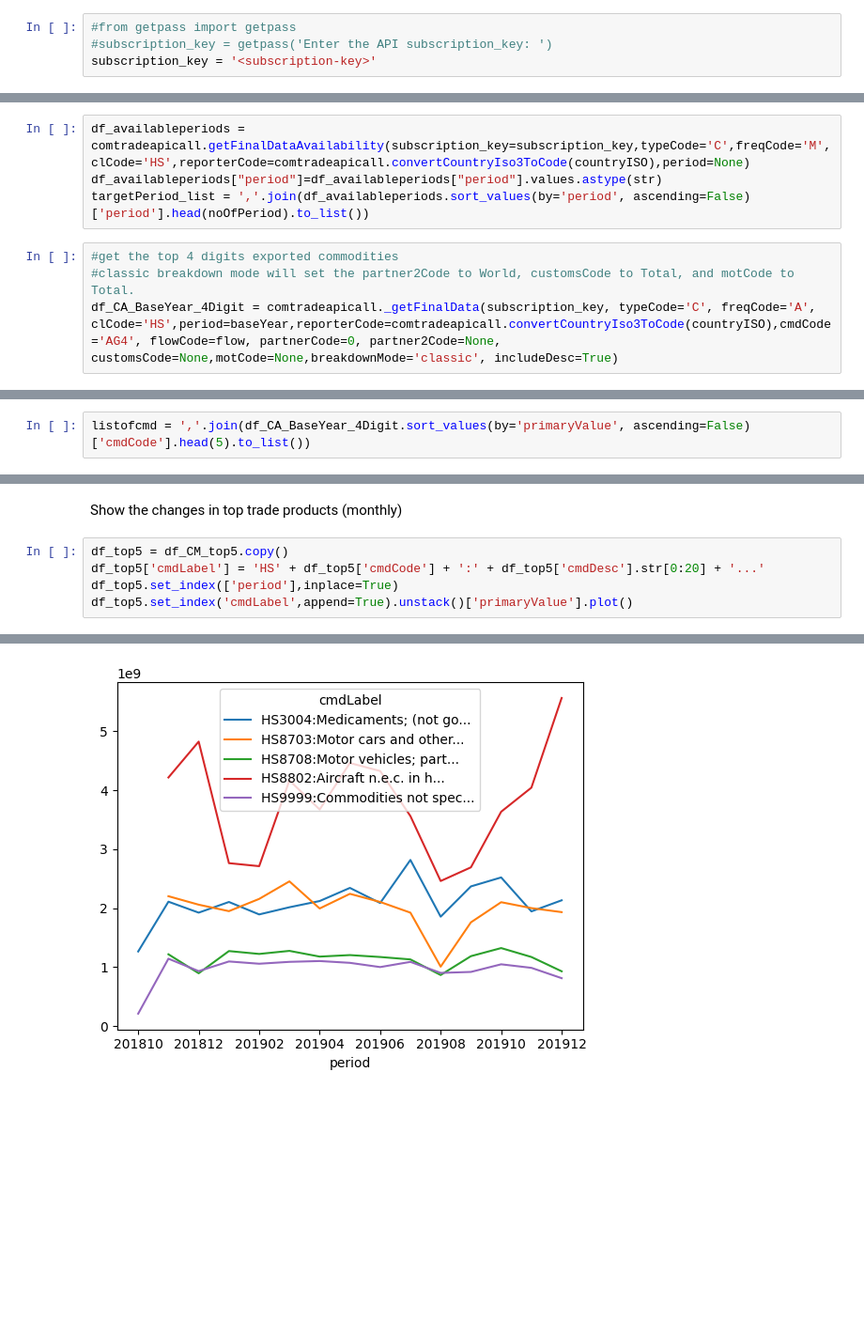
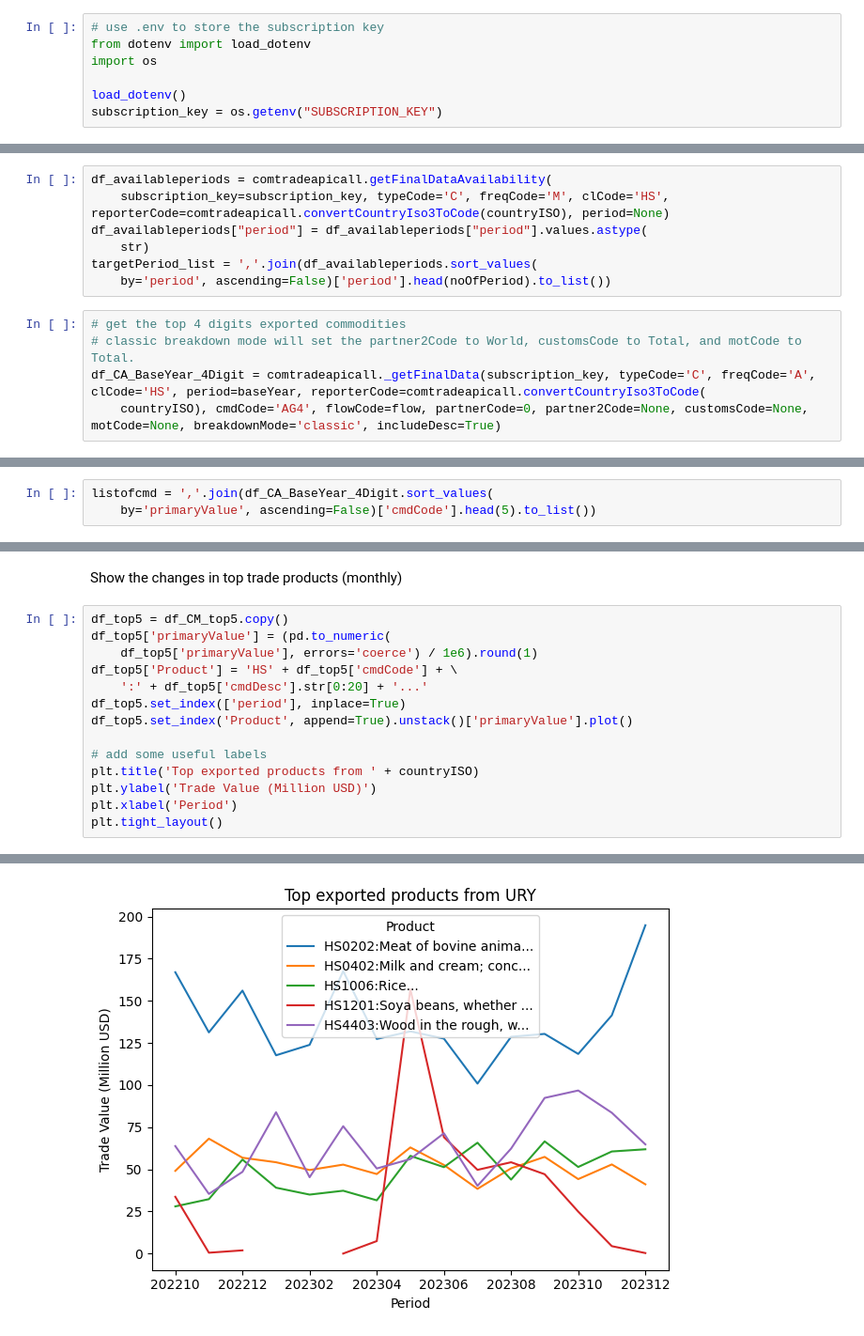
Before and after one commit to uncomtrade/comtradeapicall, a Jupyter notebook: examples/example tracking top traded products.ipynb, the cells around one changed output, grey strips where cells are left out. Shown at 94% size. Cells and saved outputs as stored; diff of their text form; blank space fills up the shorter version.

```diff
--- a/examples/example tracking top traded products.ipynb
+++ b/examples/example tracking top traded products.ipynb
@@ -14,9 +33,12 @@ import matplotlib.pyplot as plt
 import numpy as np
 import comtradeapicall
 # %%
-#from getpass import getpass
-#subscription_key = getpass('Enter the API subscription_key: ')
-subscription_key = '<subscription-key>'
+# use .env to store the subscription key
+from dotenv import load_dotenv
+import os
+
+load_dotenv()
+subscription_key = os.getenv("SUBSCRIPTION_KEY")
 # %% [markdown]
 Input parameters: reporter code in ISO, base year (to obtain the top products), flow and no of months
 # %%
@@ -29,11 +73,15 @@ Get the available months using data availability
 # %%
-df_availableperiods = comtradeapicall.getFinalDataAvailability(subscription_key=subscription_key,typeCode='C',freqCode='M',clCode='HS',reporterCode=comtradeapicall.convertCountryIso3ToCode(countryISO),period=None)
-df_availableperiods["period"]=df_availableperiods["period"].values.astype(str)
-targetPeriod_list = ','.join(df_availableperiods.sort_values(by='period', ascending=False)['period'].head(noOfPeriod).to_list())
+df_availableperiods = comtradeapicall.getFinalDataAvailability(
+    subscription_key=subscription_key, typeCode='C', freqCode='M', clCode='HS', reporterCode=comtradeapicall.convertCountryIso3ToCode(countryISO), period=None)
+df_availableperiods["period"] = df_availableperiods["period"].values.astype(
+    str)
+targetPeriod_list = ','.join(df_availableperiods.sort_values(
+    by='period', ascending=False)['period'].head(noOfPeriod).to_list())
 # %%
-#get the top 4 digits exported commodities
-#classic breakdown mode will set the partner2Code to World, customsCode to Total, and motCode to Total.
-df_CA_BaseYear_4Digit = comtradeapicall._getFinalData(subscription_key, typeCode='C', freqCode='A', clCode='HS',period=baseYear,reporterCode=comtradeapicall.convertCountryIso3ToCode(countryISO),cmdCode='AG4', flowCode=flow, partnerCode=0, partner2Code=None, customsCode=None,motCode=None,breakdownMode='classic', includeDesc=True)
+# get the top 4 digits exported commodities
+# classic breakdown mode will set the partner2Code to World, customsCode to Total, and motCode to Total.
+df_CA_BaseYear_4Digit = comtradeapicall._getFinalData(subscription_key, typeCode='C', freqCode='A', clCode='HS', period=baseYear, reporterCode=comtradeapicall.convertCountryIso3ToCode(
+    countryISO), cmdCode='AG4', flowCode=flow, partnerCode=0, partner2Code=None, customsCode=None, motCode=None, breakdownMode='classic', includeDesc=True)
 # %% [markdown]
 Show the top traded products
 # %%
@@ -48,5 +97,6 @@ df_CA_BaseYear_4Digit.sort_values(by='primaryValue', ascending=False)[['cmdCode'
 # %% [markdown]
 Obtaining the monthly top trade products using monthly
 # %%
-listofcmd = ','.join(df_CA_BaseYear_4Digit.sort_values(by='primaryValue', ascending=False)['cmdCode'].head(5).to_list())
+listofcmd = ','.join(df_CA_BaseYear_4Digit.sort_values(
+    by='primaryValue', ascending=False)['cmdCode'].head(5).to_list())
 # %%
@@ -56,7 +106,16 @@ breakdownMode='classic', includeDesc=True)
 Show the changes in top trade products (monthly)
 # %%
 df_top5 = df_CM_top5.copy()
-df_top5['cmdLabel'] = 'HS' + df_top5['cmdCode'] + ':' + df_top5['cmdDesc'].str[0:20] + '...'
-df_top5.set_index(['period'],inplace=True)
-df_top5.set_index('cmdLabel',append=True).unstack()['primaryValue'].plot()
+df_top5['primaryValue'] = (pd.to_numeric(
+    df_top5['primaryValue'], errors='coerce') / 1e6).round(1)
+df_top5['Product'] = 'HS' + df_top5['cmdCode'] + \
+    ':' + df_top5['cmdDesc'].str[0:20] + '...'
+df_top5.set_index(['period'], inplace=True)
+df_top5.set_index('Product', append=True).unstack()['primaryValue'].plot()
+
+# add some useful labels
+plt.title('Top exported products from ' + countryISO)
+plt.ylabel('Trade Value (Million USD)')
+plt.xlabel('Period')
+plt.tight_layout()
 # %% [output]
@@ -64 +122 @@ df_top5.set_index('cmdLabel',append=True).unstack()['primaryValue'].plot()
-[figure, old version]
+[figure, new version]
```
Also changed, not shown: parts of 6 cells of this notebook, 8 other files.
